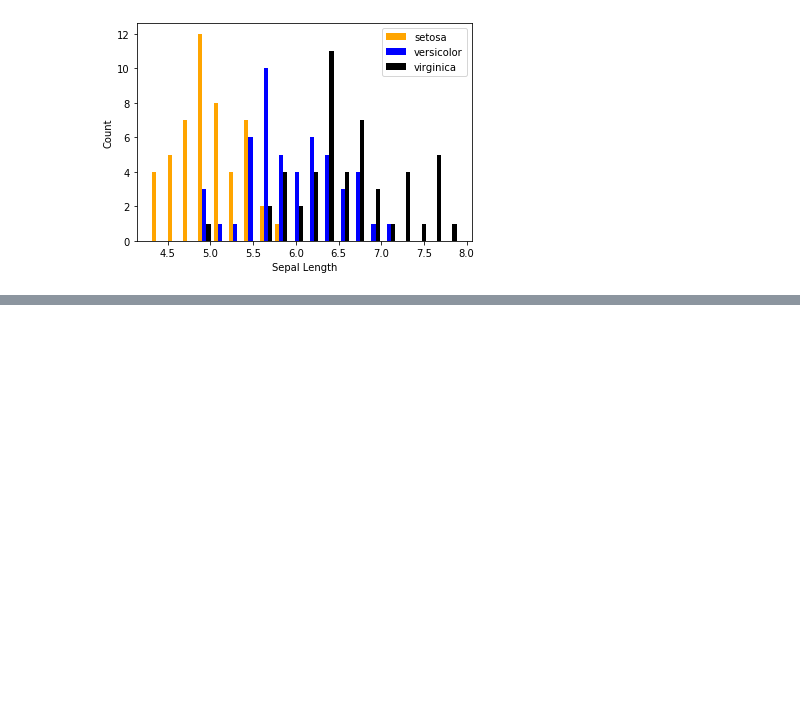
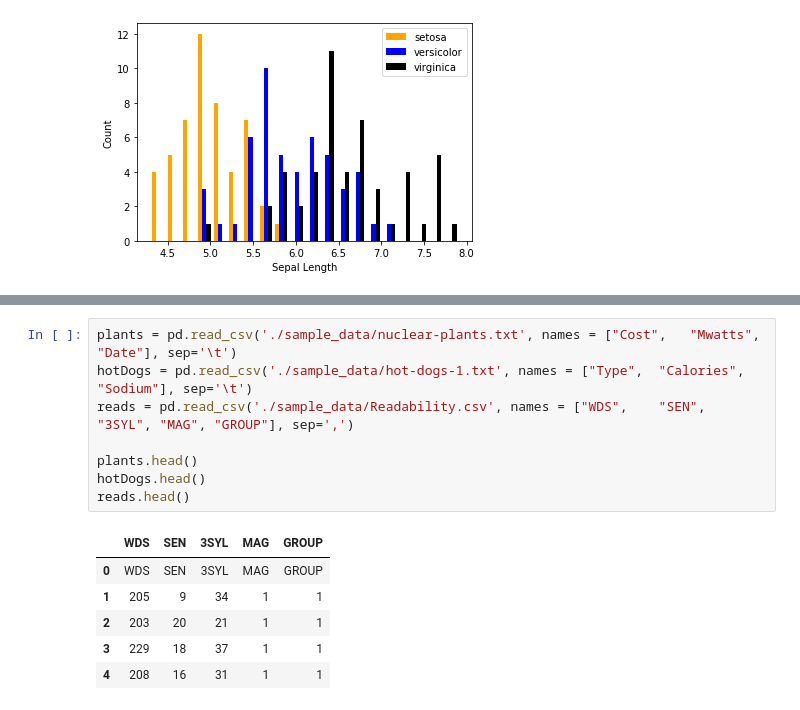
Before and after one commit to Anuva12/Final, a Jupyter notebook: Notebook1_Pandas_Histogram.ipynb, the cells around one changed output, grey strips where cells are left out. Cells and saved outputs as stored; diff of their text form; blank space fills up the shorter version.

```diff
--- a/Notebook1_Pandas_Histogram.ipynb
+++ b/Notebook1_Pandas_Histogram.ipynb
@@ -234,0 +111,15 @@ plt.show()
+# %%
+plants = pd.read_csv('./sample_data/nuclear-plants.txt', names = ["Cost",	"Mwatts",	"Date"], sep='\t')
+hotDogs = pd.read_csv('./sample_data/hot-dogs-1.txt', names = ["Type",	"Calories",	"Sodium"], sep='\t')
+reads = pd.read_csv('./sample_data/Readability.csv', names = ["WDS",	"SEN",	"3SYL", "MAG", "GROUP"], sep=',')
+
+plants.head()
+hotDogs.head()
+reads.head()
+# %% [output]
+|  | WDS | SEN | 3SYL | MAG | GROUP |
+| 0 | WDS | SEN | 3SYL | MAG | GROUP |
+| 1 | 205 | 9 | 34 | 1 | 1 |
+| 2 | 203 | 20 | 21 | 1 | 1 |
+| 3 | 229 | 18 | 37 | 1 | 1 |
+| 4 | 208 | 16 | 31 | 1 | 1 |
```
Also changed, not shown: parts of 3 cells of this notebook.
